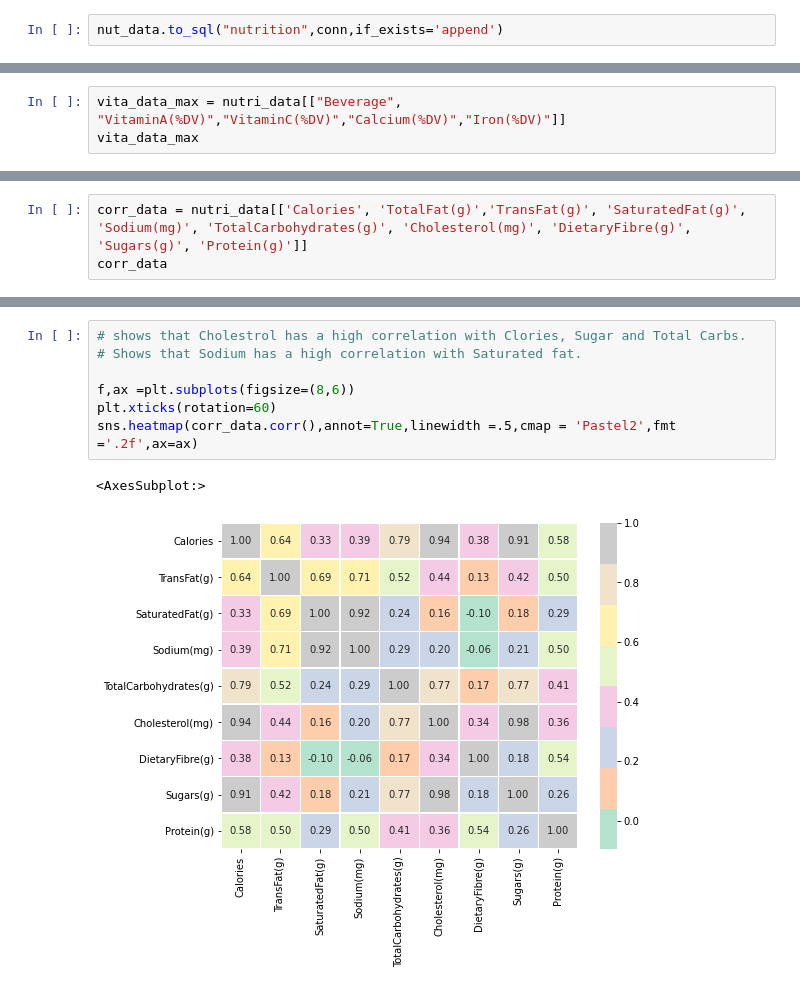
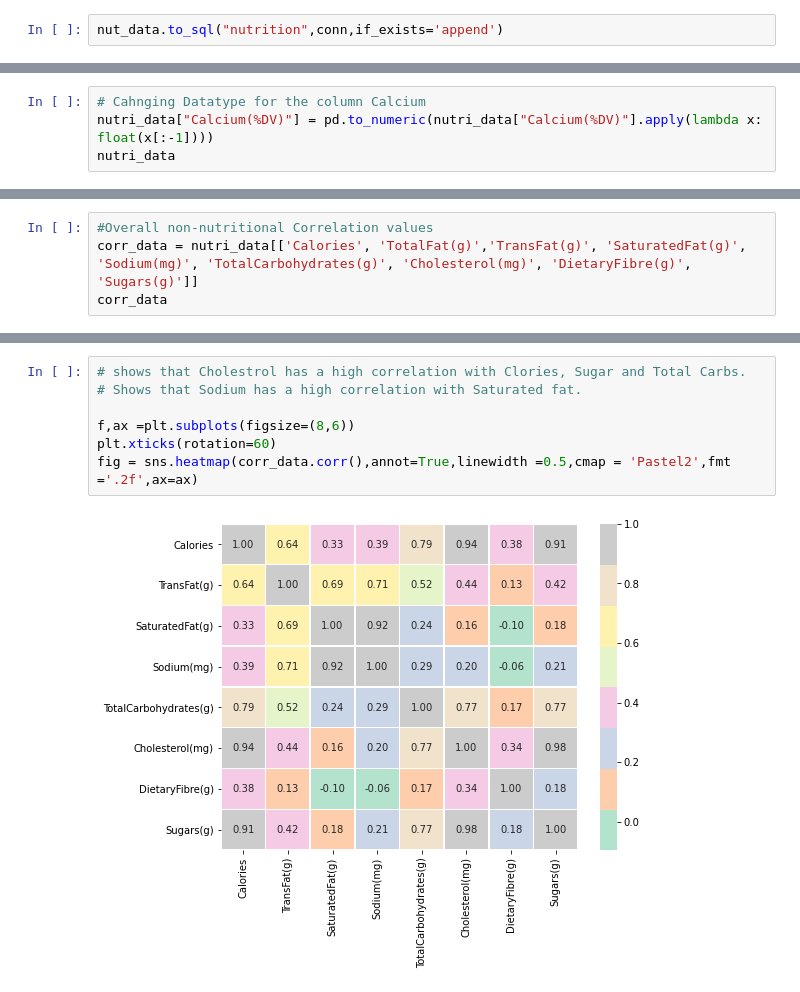
Before and after one commit to Ramyals-web/Starbucks-Project, a Jupyter notebook: Nutrition.ipynb, the cells around one changed output, grey strips where cells are left out. Saved outputs shown, nothing was run; the diff lists cells and outputs as text.

```diff
--- a/Nutrition.ipynb
+++ b/Nutrition.ipynb
@@ -132,4 +167,5 @@ cholesterol_data.head()
 # %%
-vita_data_max = nutri_data[["Beverage", "VitaminA(%DV)","VitaminC(%DV)","Calcium(%DV)","Iron(%DV)"]]
-vita_data_max
+# Cahnging Datatype for the column Calcium
+nutri_data["Calcium(%DV)"] = pd.to_numeric(nutri_data["Calcium(%DV)"].apply(lambda x: float(x[:-1])))
+nutri_data
 # %% [output]
@@ -196,5 +252,6 @@ plt.show()
 # %%
-corr_data = nutri_data[['Calories', 'TotalFat(g)','TransFat(g)', 'SaturatedFat(g)', 'Sodium(mg)', 'TotalCarbohydrates(g)', 'Cholesterol(mg)', 'DietaryFibre(g)', 'Sugars(g)', 'Protein(g)']]
+#Overall non-nutritional Correlation values
+corr_data = nutri_data[['Calories', 'TotalFat(g)','TransFat(g)', 'SaturatedFat(g)', 'Sodium(mg)', 'TotalCarbohydrates(g)', 'Cholesterol(mg)', 'DietaryFibre(g)', 'Sugars(g)']]
 corr_data
 # %% [output]
 |  | Calories | TotalFat(g) | TransFat(g) | SaturatedFat(g) | Sodium(mg) | TotalCarbohydrates(g) | ... |
@@ -213,10 +270,9 @@ corr_data
 # %%
 # shows that Cholestrol has a high correlation with Clories, Sugar and Total Carbs.
 # Shows that Sodium has a high correlation with Saturated fat.
 
 f,ax =plt.subplots(figsize=(8,6))
 plt.xticks(rotation=60)
-sns.heatmap(corr_data.corr(),annot=True,linewidth =.5,cmap = 'Pastel2',fmt ='.2f',ax=ax)
+fig = sns.heatmap(corr_data.corr(),annot=True,linewidth =0.5,cmap = 'Pastel2',fmt ='.2f',ax=ax)
 # %% [output]
-<AxesSubplot:>
-[figure, old version]
+[figure, new version]
```
Also changed, not shown: parts of 22 cells of this notebook, 16 other files.
